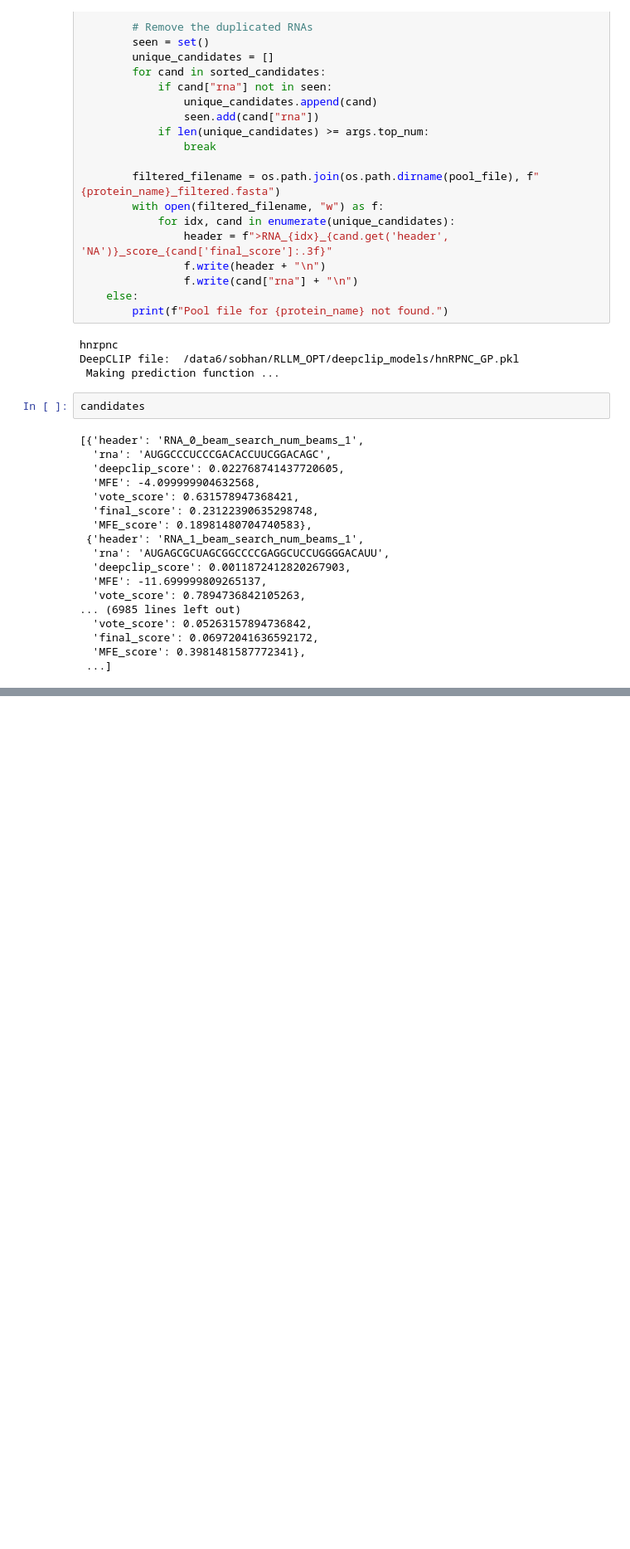
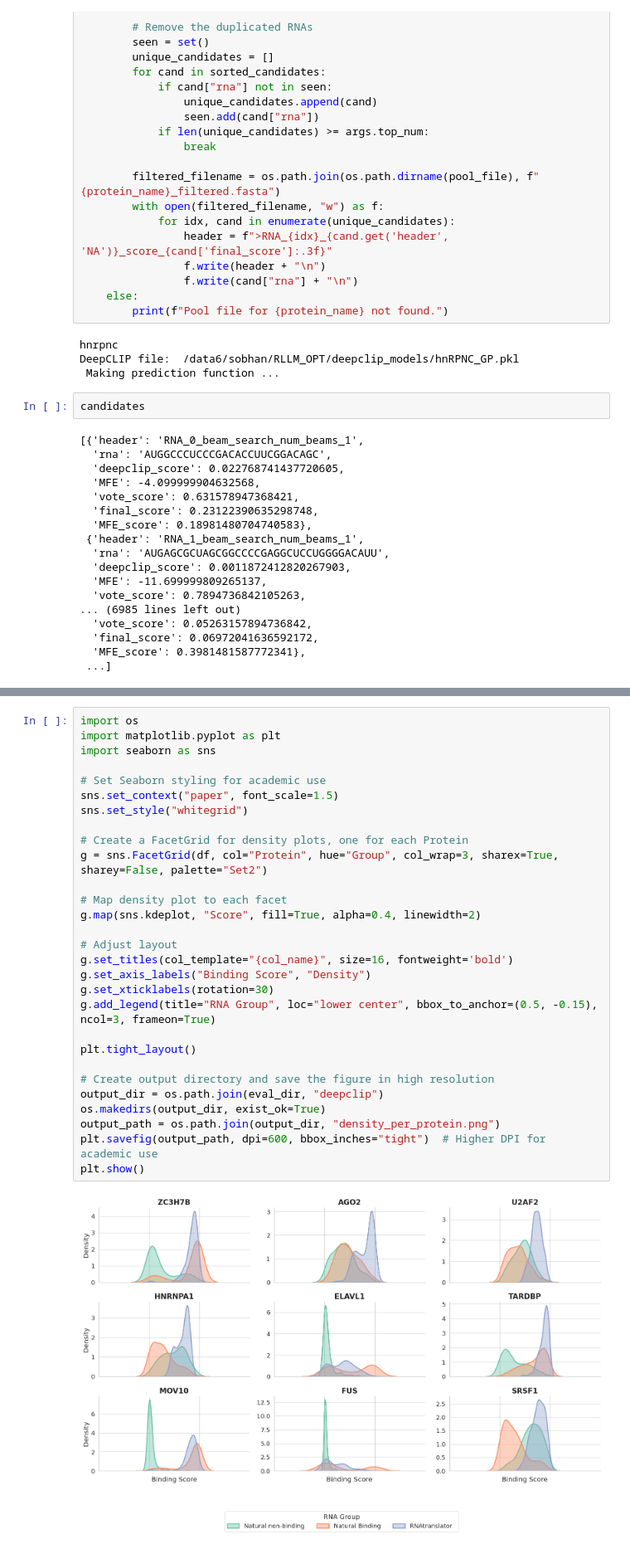
Before and after one commit to hhhhhhhqa/RNAtranslator, a Jupyter notebook: generate.ipynb, the cells around one changed output, grey strips where cells are left out. Shown at 83% size. Cells and saved outputs as stored; diff of their text form; blank space fills up the shorter version.

```diff
--- a/generate.ipynb
+++ b/generate.ipynb
@@ -420,0 +595,31 @@ candidates
+# %%
+import os
+import matplotlib.pyplot as plt
+import seaborn as sns
+
+# Set Seaborn styling for academic use
+sns.set_context("paper", font_scale=1.5)
+sns.set_style("whitegrid")
+
+# Create a FacetGrid for density plots, one for each Protein
+g = sns.FacetGrid(df, col="Protein", hue="Group", col_wrap=3, sharex=True, sharey=False, palette="Set2")
+
+# Map density plot to each facet
+g.map(sns.kdeplot, "Score", fill=True, alpha=0.4, linewidth=2)
+
+# Adjust layout
+g.set_titles(col_template="{col_name}", size=16, fontweight='bold')
+g.set_axis_labels("Binding Score", "Density")
+g.set_xticklabels(rotation=30)
+g.add_legend(title="RNA Group", loc="lower center", bbox_to_anchor=(0.5, -0.15), ncol=3, frameon=True)
+
+plt.tight_layout()
+
+# Create output directory and save the figure in high resolution
+output_dir = os.path.join(eval_dir, "deepclip")
+os.makedirs(output_dir, exist_ok=True)
+output_path = os.path.join(output_dir, "density_per_protein.png")
+plt.savefig(output_path, dpi=600, bbox_inches="tight")  # Higher DPI for academic use
+plt.show()
+# %% [output]
+[figure, added]
```
Also changed, not shown: parts of 25 cells of this notebook, 10 other files.
